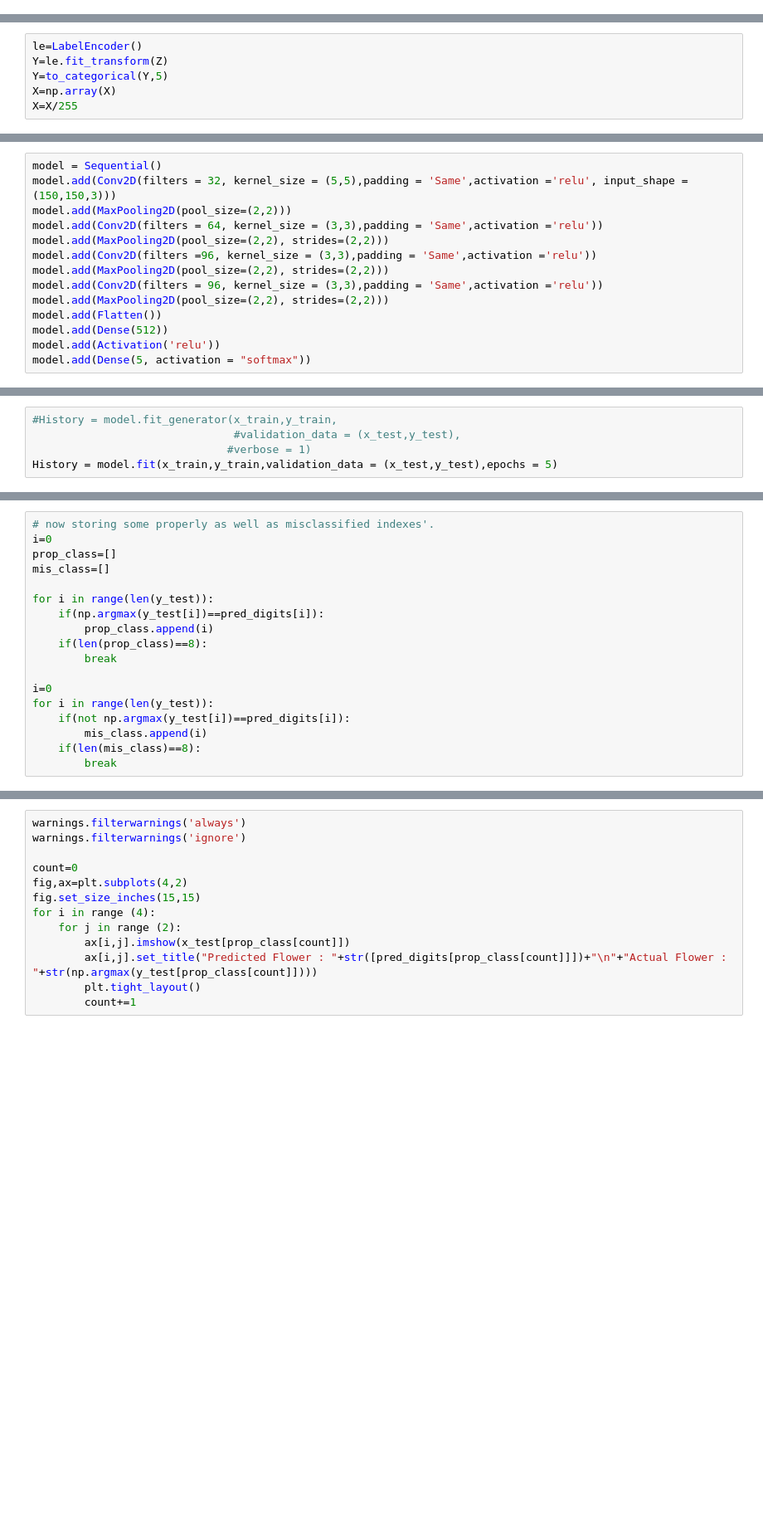
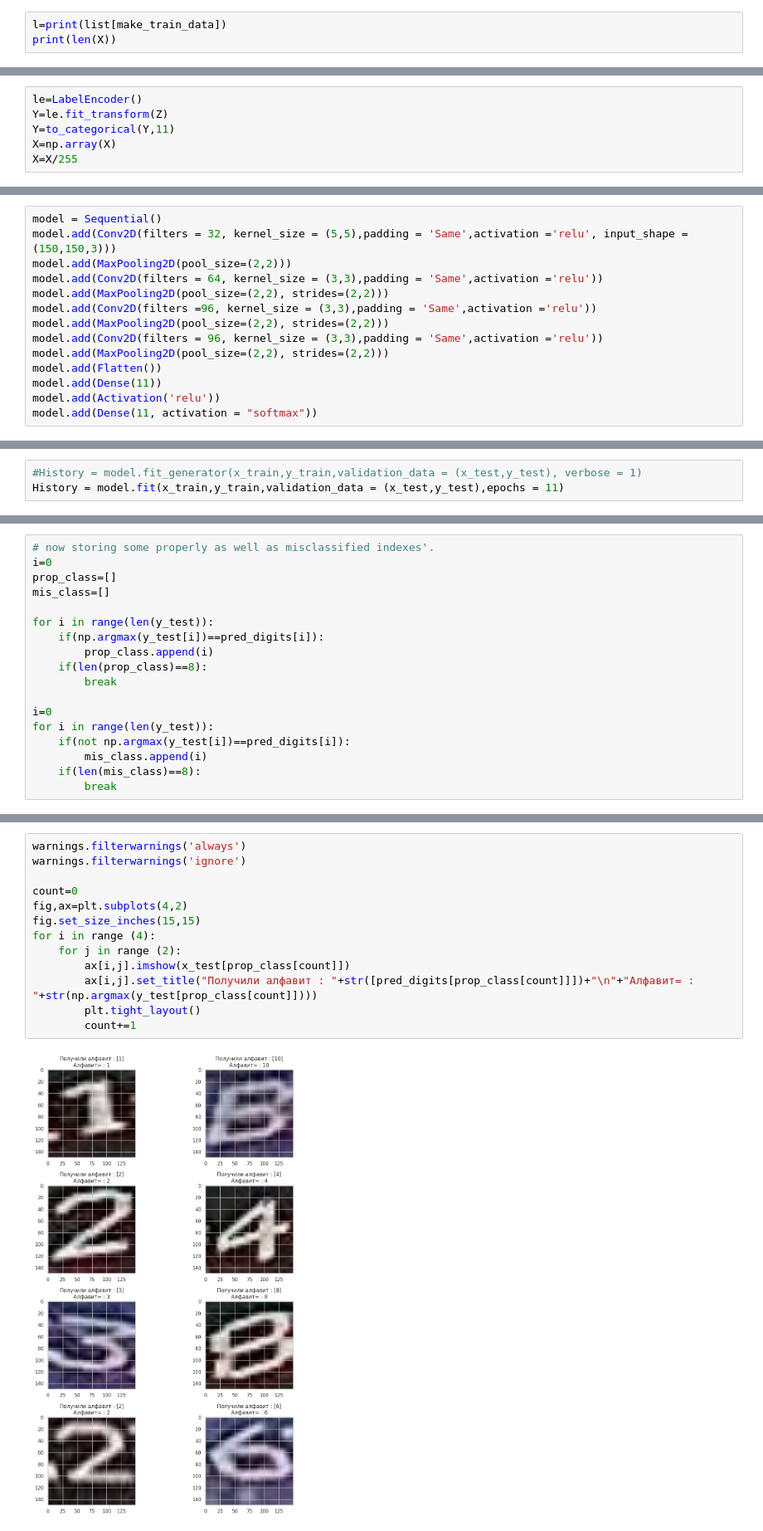
Before and after one commit to mrSaggio/NEIRO, a Jupyter notebook: Classifikator_Torch1.ipynb, the cells around one changed output, grey strips where cells are left out. Shown at 83% size. Cells and saved outputs as stored; diff of their text form; blank space fills up the shorter version.

Commit message:
труба алфавит

```diff
--- a/Classifikator_Torch1.ipynb
+++ b/Classifikator_Torch1.ipynb
@@ -94,0 +95,3 @@ print(len(X))
+# %%
+l=print(list[make_train_data])
+print(len(X))
@@ -105,6 +113,6 @@ plt.tight_layout()
 # %%
 le=LabelEncoder()
 Y=le.fit_transform(Z)
-Y=to_categorical(Y,5)
+Y=to_categorical(Y,11)
 X=np.array(X)
 X=X/255
@@ -124,8 +134,8 @@ model.add(MaxPooling2D(pool_size=(2,2), strides=(2,2)))
 model.add(Conv2D(filters = 96, kernel_size = (3,3),padding = 'Same',activation ='relu'))
 model.add(MaxPooling2D(pool_size=(2,2), strides=(2,2)))
 model.add(Flatten())
-model.add(Dense(512))
+model.add(Dense(11))
 model.add(Activation('relu'))
-model.add(Dense(5, activation = "softmax"))
+model.add(Dense(11, activation = "softmax"))
 # %%
 batch_size=128
@@ -156,5 +188,3 @@ model.summary()
 # %%
-#History = model.fit_generator(x_train,y_train,
-                               #validation_data = (x_test,y_test),
-                              #verbose = 1)
-History = model.fit(x_train,y_train,validation_data = (x_test,y_test),epochs = 5)
+#History = model.fit_generator(x_train,y_train,validation_data = (x_test,y_test), verbose = 1)
+History = model.fit(x_train,y_train,validation_data = (x_test,y_test),epochs = 11)
@@ -211,16 +294,18 @@ pred_digits[1]
 # %%
 warnings.filterwarnings('always')
 warnings.filterwarnings('ignore')
 
 count=0
 fig,ax=plt.subplots(4,2)
 fig.set_size_inches(15,15)
 for i in range (4):
     for j in range (2):
         ax[i,j].imshow(x_test[prop_class[count]])
-        ax[i,j].set_title("Predicted Flower : "+str([pred_digits[prop_class[count]]])+"\n"+"Actual Flower : "+str(np.argmax(y_test[prop_class[count]])))
+        ax[i,j].set_title("Получили алфавит : "+str([pred_digits[prop_class[count]]])+"\n"+"Алфавит= : "+str(np.argmax(y_test[prop_class[count]])))
         plt.tight_layout()
         count+=1
+# %% [output]
+[figure, added]
 # %%
 warnings.filterwarnings('always')
 warnings.filterwarnings('ignore')
```
Also changed, not shown: parts of 21 cells of this notebook.
